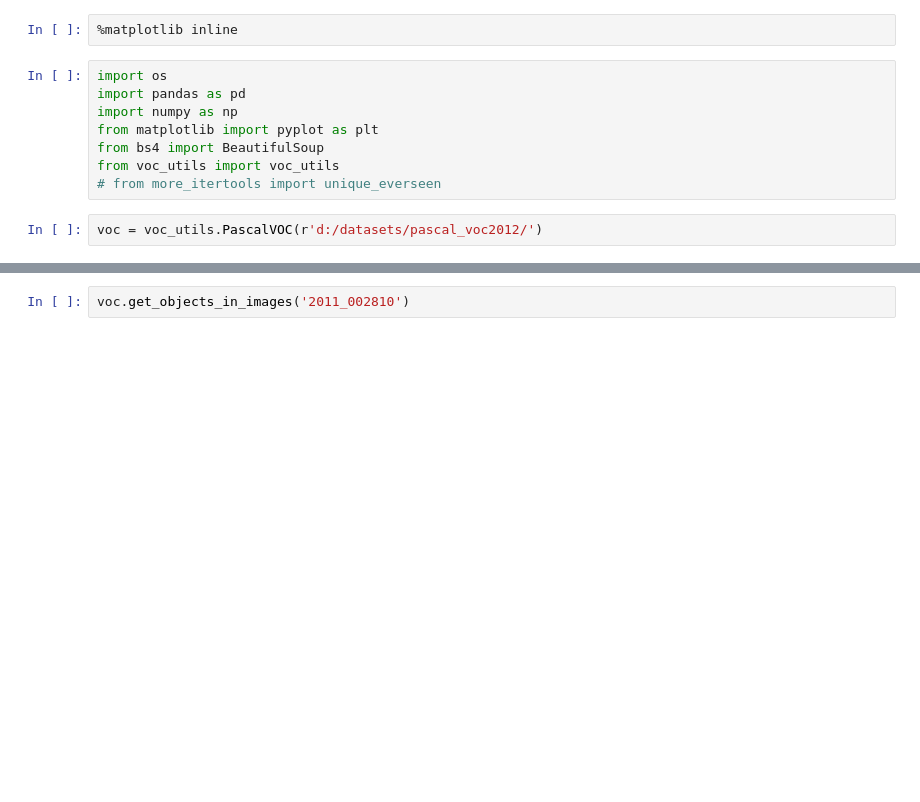
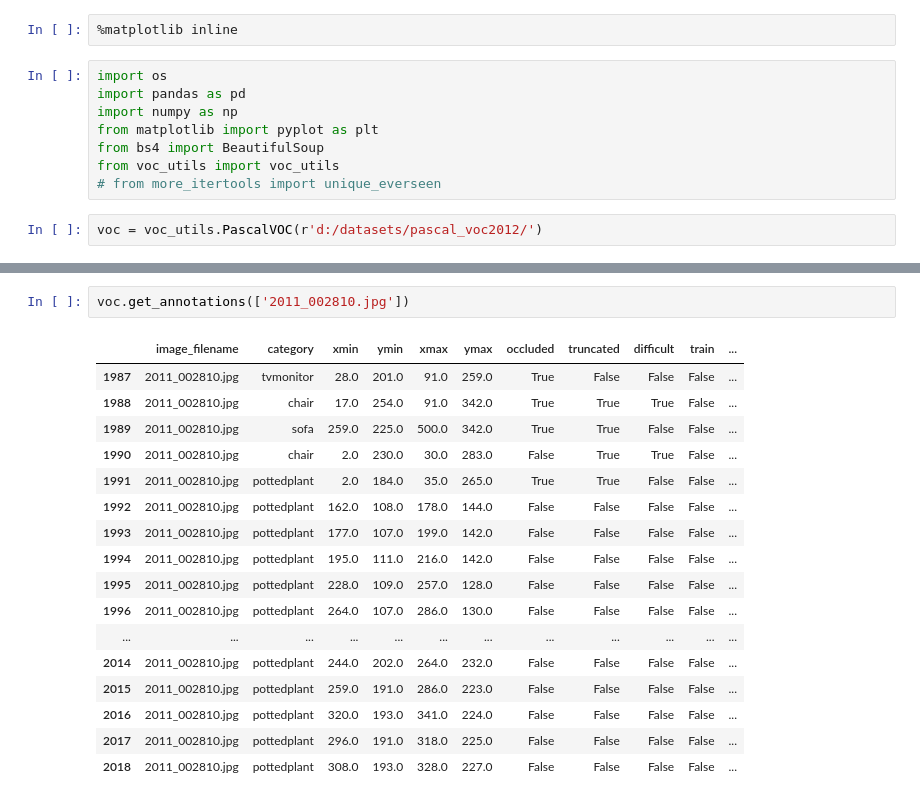
Before and after one commit to Britefury/pascal-voc-python, a Jupyter notebook: vocimgs.ipynb, the cells around one changed output, grey strips where cells are left out. Cells and saved outputs as stored; diff of their text form; blank space fills up the shorter version.

```diff
--- a/vocimgs.ipynb
+++ b/vocimgs.ipynb
@@ -23,4 +40,22 @@ plt.show()
 # %%
-voc.get_objects_in_images('2011_002810')
+voc.get_annotations(['2011_002810.jpg'])
+# %% [output]
+|  | image_filename | category | xmin | ymin | xmax | ymax | occluded | truncated | difficult | train | ... |
+| 1987 | 2011_002810.jpg | tvmonitor | 28.0 | 201.0 | 91.0 | 259.0 | True | False | False | False | ... |
+| 1988 | 2011_002810.jpg | chair | 17.0 | 254.0 | 91.0 | 342.0 | True | True | True | False | ... |
+| 1989 | 2011_002810.jpg | sofa | 259.0 | 225.0 | 500.0 | 342.0 | True | True | False | False | ... |
+| 1990 | 2011_002810.jpg | chair | 2.0 | 230.0 | 30.0 | 283.0 | False | True | True | False | ... |
+| 1991 | 2011_002810.jpg | pottedplant | 2.0 | 184.0 | 35.0 | 265.0 | True | True | False | False | ... |
+| 1992 | 2011_002810.jpg | pottedplant | 162.0 | 108.0 | 178.0 | 144.0 | False | False | False | False | ... |
+| 1993 | 2011_002810.jpg | pottedplant | 177.0 | 107.0 | 199.0 | 142.0 | False | False | False | False | ... |
+| 1994 | 2011_002810.jpg | pottedplant | 195.0 | 111.0 | 216.0 | 142.0 | False | False | False | False | ... |
+| 1995 | 2011_002810.jpg | pottedplant | 228.0 | 109.0 | 257.0 | 128.0 | False | False | False | False | ... |
+| 1996 | 2011_002810.jpg | pottedplant | 264.0 | 107.0 | 286.0 | 130.0 | False | False | False | False | ... |
+| ... | ... | ... | ... | ... | ... | ... | ... | ... | ... | ... | ... |
+| 2014 | 2011_002810.jpg | pottedplant | 244.0 | 202.0 | 264.0 | 232.0 | False | False | False | False | ... |
+| 2015 | 2011_002810.jpg | pottedplant | 259.0 | 191.0 | 286.0 | 223.0 | False | False | False | False | ... |
+| 2016 | 2011_002810.jpg | pottedplant | 320.0 | 193.0 | 341.0 | 224.0 | False | False | False | False | ... |
+| 2017 | 2011_002810.jpg | pottedplant | 296.0 | 191.0 | 318.0 | 225.0 | False | False | False | False | ... |
+| 2018 | 2011_002810.jpg | pottedplant | 308.0 | 193.0 | 328.0 | 227.0 | False | False | False | False | ... |
 # %%
 img = voc.load_img('2011_002810')
```
Also changed, not shown: parts of 9 cells of this notebook, 1 other file.
